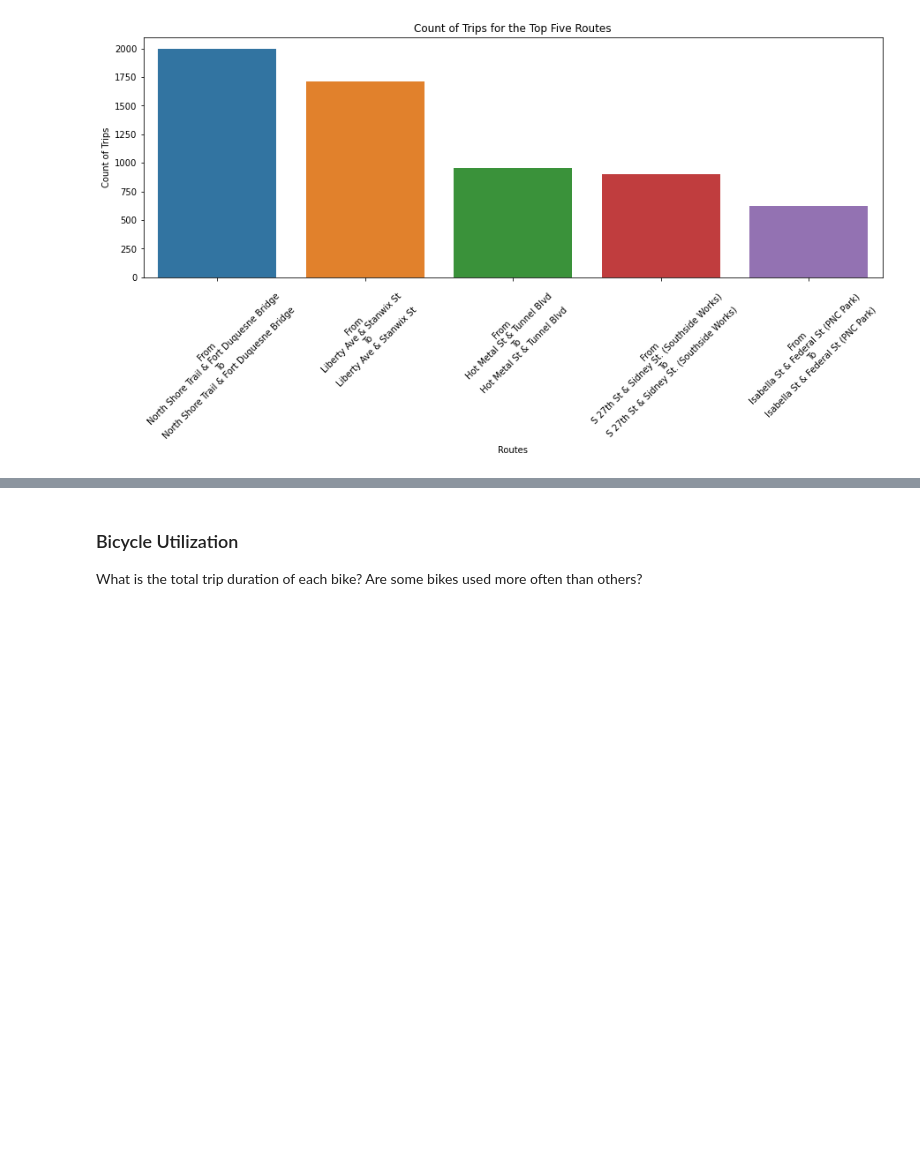
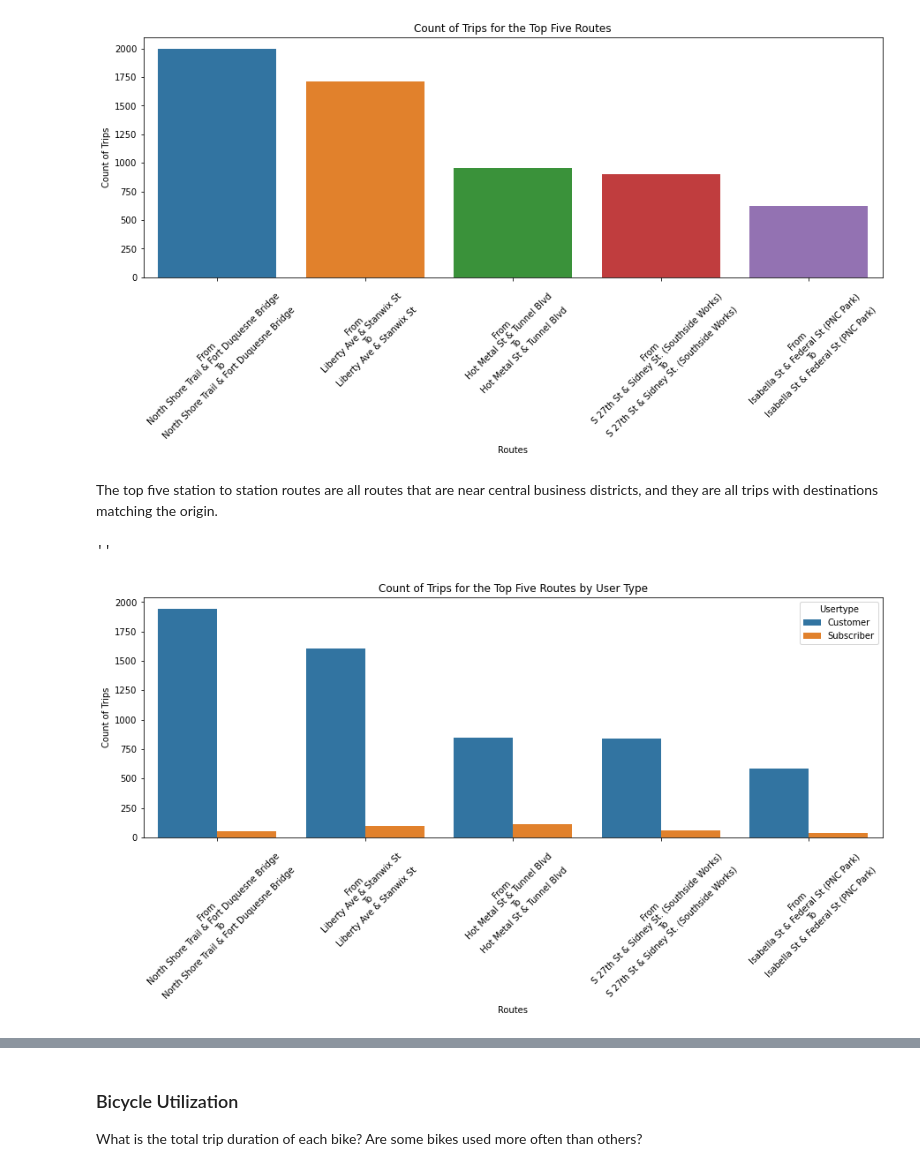
Before and after one commit to KristinaMFrazier/healthyride, a Jupyter notebook: PittHealthyRides.ipynb, the cells around one changed output, grey strips where cells are left out. Cells and saved outputs as stored; diff of their text form; code cells hidden in the pictures; blank space fills up the shorter version.

```diff
--- a/PittHealthyRides.ipynb
+++ b/PittHealthyRides.ipynb
@@ -318,3 +392,19 @@ plt.title('Count of Trips for the Top Five Routes')
 # %% [output]
 ''
 [figure]
+# %% [markdown]
+The top five station to station routes are all routes that are near central business districts, and they are all trips with destinations matching the origin.
+# %%
+# Plot the frequency of station to station routes
+plt.figure(figsize = [15,5])
+
+sns.countplot(data = top_routes_df, x = 'routes',hue = 'Usertype', order = top_routes_df['routes'].value_counts().index)
+
+plt.xticks(rotation = 45)
+plt.ylabel('Count of Trips')
+plt.xlabel('Routes')
+plt.title('Count of Trips for the Top Five Routes by User Type')
+;
+# %% [output]
+''
+[figure, added]
```
Also changed, not shown: parts of 33 cells of this notebook, 1 other file.
